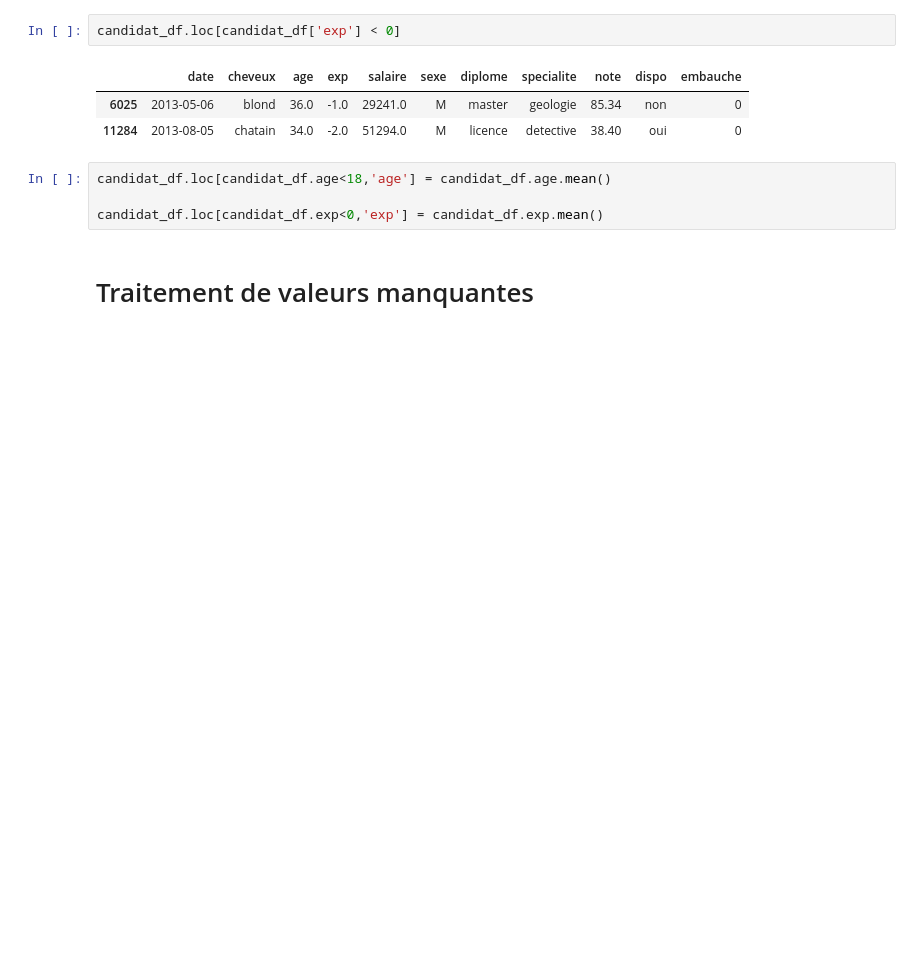
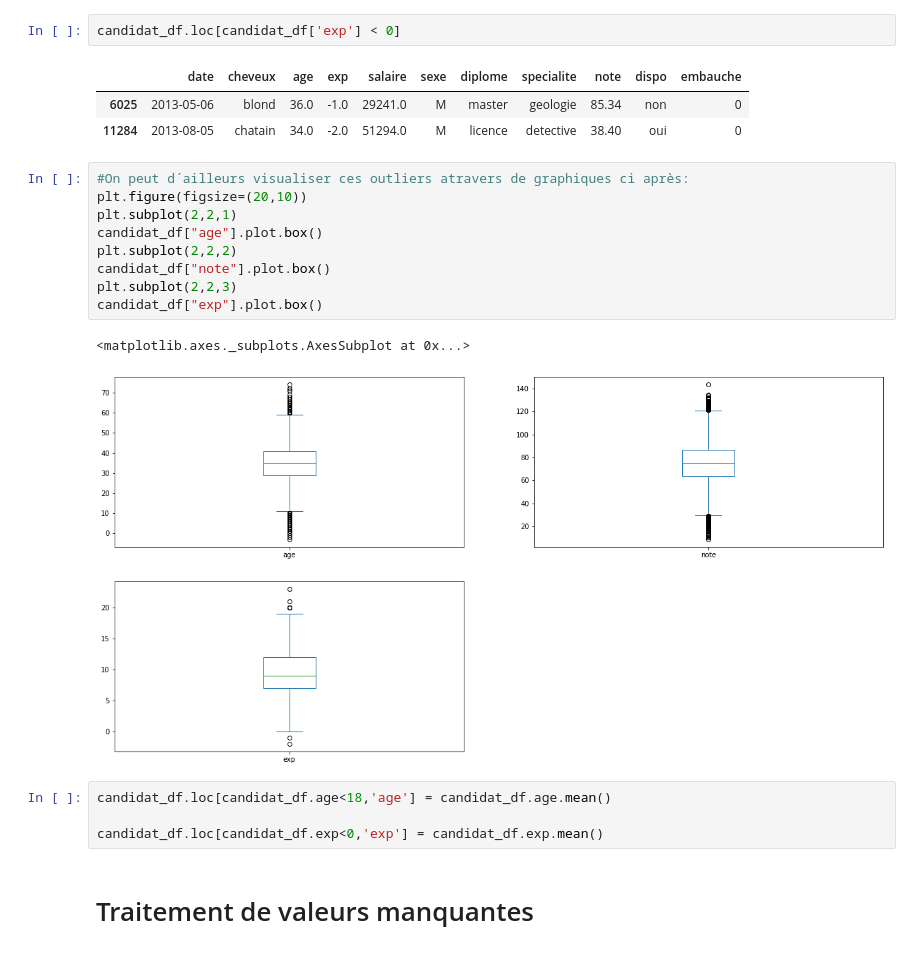
Before and after one commit to FelixEbenezer/AmazonSageMakerCourse, a Jupyter notebook: TestQuant_FelixNganga.ipynb, the cells around one changed output. Saved outputs shown, nothing was run; the diff lists cells and outputs as text; blank space fills up the shorter version.

```diff
--- a/TestQuant_FelixNganga.ipynb
+++ b/TestQuant_FelixNganga.ipynb
@@ -150,6 +122,18 @@ candidat_df.loc[candidat_df['exp'] < 0]
 |  | date | cheveux | age | exp | salaire | sexe | diplome | specialite | note | dispo | embauche |
 | 6025 | 2013-05-06 | blond | 36.0 | -1.0 | 29241.0 | M | master | geologie | 85.34 | non | 0 |
 | 11284 | 2013-08-05 | chatain | 34.0 | -2.0 | 51294.0 | M | licence | detective | 38.40 | oui | 0 |
+# %%
+#On peut d´ailleurs visualiser ces outliers atravers de graphiques ci après:
+plt.figure(figsize=(20,10))
+plt.subplot(2,2,1)
+candidat_df["age"].plot.box()
+plt.subplot(2,2,2)
+candidat_df["note"].plot.box()
+plt.subplot(2,2,3)
+candidat_df["exp"].plot.box()
+# %% [output]
+<matplotlib.axes._subplots.AxesSubplot at 0x...>
+[figure, added]
 # %%
 candidat_df.loc[candidat_df.age<18,'age'] = candidat_df.age.mean()
 
```
Also changed, not shown: parts of 126 cells of this notebook.
